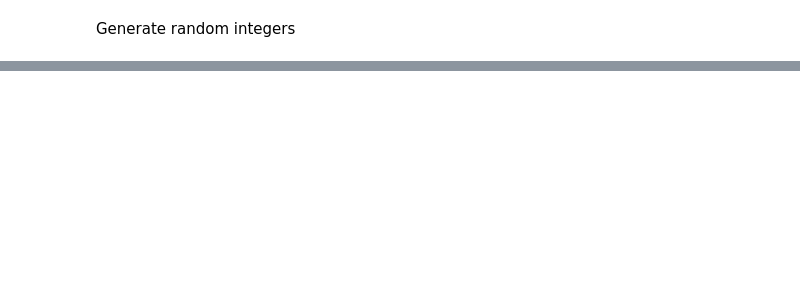
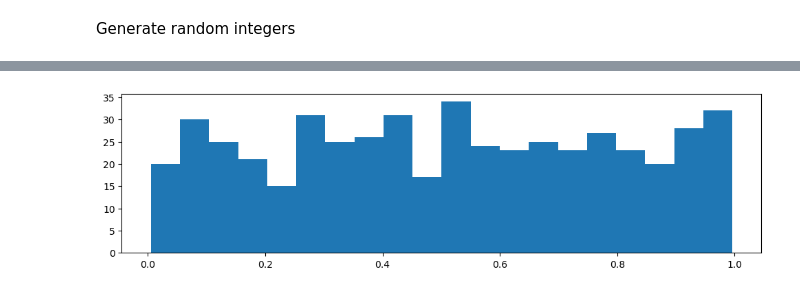
Before and after one commit to noyo0/Fundamentals_DataAnalysis, a Jupyter notebook: myNoteBook.ipynb, the cells around one changed output, grey strips where cells are left out. Drawn from its saved outputs; the diff is of its cells as text; code cells hidden in the pictures; blank space fills up the shorter version.

```diff
--- a/myNoteBook.ipynb
+++ b/myNoteBook.ipynb
@@ -281,0 +373,7 @@ array([11, 15, 13, 15, 14, 14, 19, 17, 10, 14], dtype=int64)
+# %%
+#draw a histogram - histogram doesn't need separate variables for unique and freq
+fig, ax = plt.subplots(figsize=(12,3))
+ax.hist(rand_flo,bins=20)
+plt.show()
+# %% [output]
+[figure, added]
```
Also changed, not shown: parts of 27 cells of this notebook.
